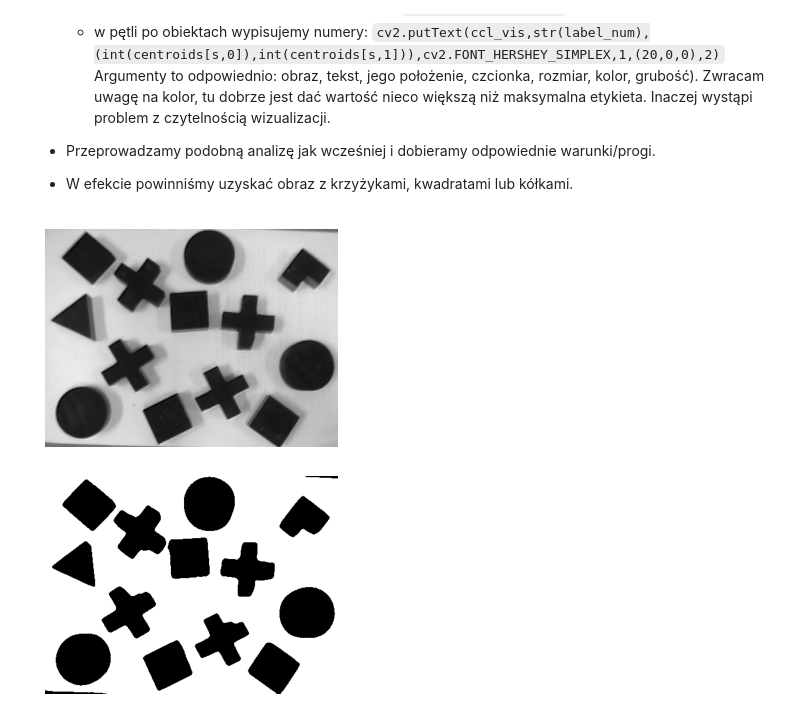
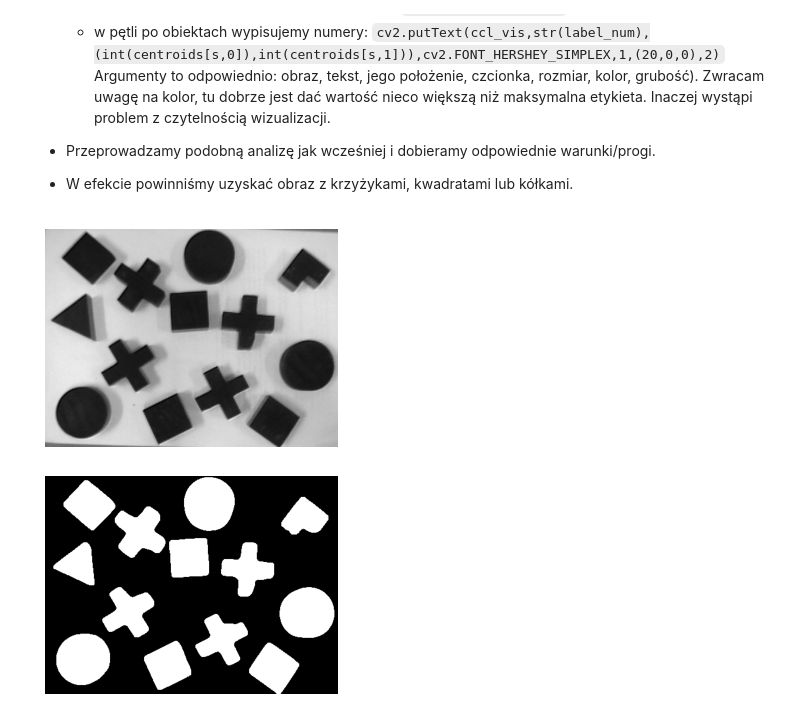
Before and after one commit to mhawryluk/wdcpo, a Jupyter notebook: lab11/11_ccl.ipynb, the cells around one changed output. Cells and saved outputs as stored; diff of their text form; code cells hidden in the pictures.

```diff
--- a/lab11/11_ccl.ipynb
+++ b/lab11/11_ccl.ipynb
@@ -407,12 +442,16 @@ for i in range(segment_count):
 - Przeprowadzamy podobną analizę jak wcześniej i dobieramy odpowiednie warunki/progi.
 - W efekcie powinniśmy uzyskać obraz z krzyżykami, kwadratami lub kółkami.
 # %%
-shapeReal = cv2.cvtColor(cv2.imread('shapesReal.png'), cv2.COLOR_BGR2GRAY)
-_, shapeRealGray = cv2.threshold(cv2.GaussianBlur(shapeReal, (3, 3), 0), 0, 255, cv2.THRESH_BINARY+cv2.THRESH_OTSU)
-shapeRealGray = cv2.medianBlur(shapeRealGray, 5)
-show(shapeReal)
-show(shapeRealGray)
+shapesReal = cv2.cvtColor(cv2.imread('shapesReal.png'), cv2.COLOR_BGR2GRAY)
+show(shapesReal)
+
+_, shapesReal = cv2.threshold(cv2.GaussianBlur(shapesReal, (3, 3), 0), 100, 255, cv2.THRESH_BINARY)
+shapesReal = cv2.bitwise_not(shapesReal)
+shapesReal = cv2.medianBlur(shapesReal, 7)
+shapesReal = cv2.morphologyEx(shapesReal, cv2.MORPH_OPEN, np.ones((5, 5)))
+
+show(shapesReal)
 # %% [output]
 [figure]
-[figure, old version]
+[figure, new version]
 # %%
```
Also changed, not shown: parts of 11 cells of this notebook.
